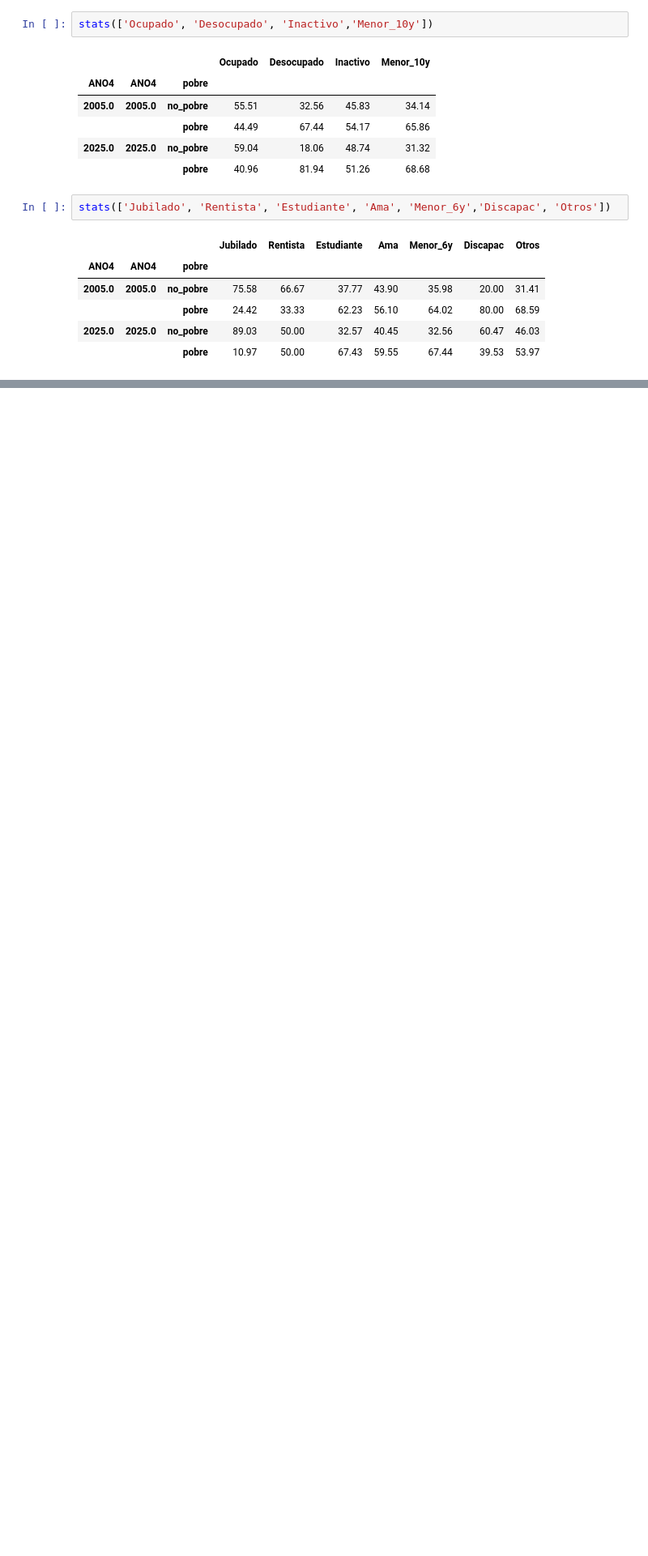
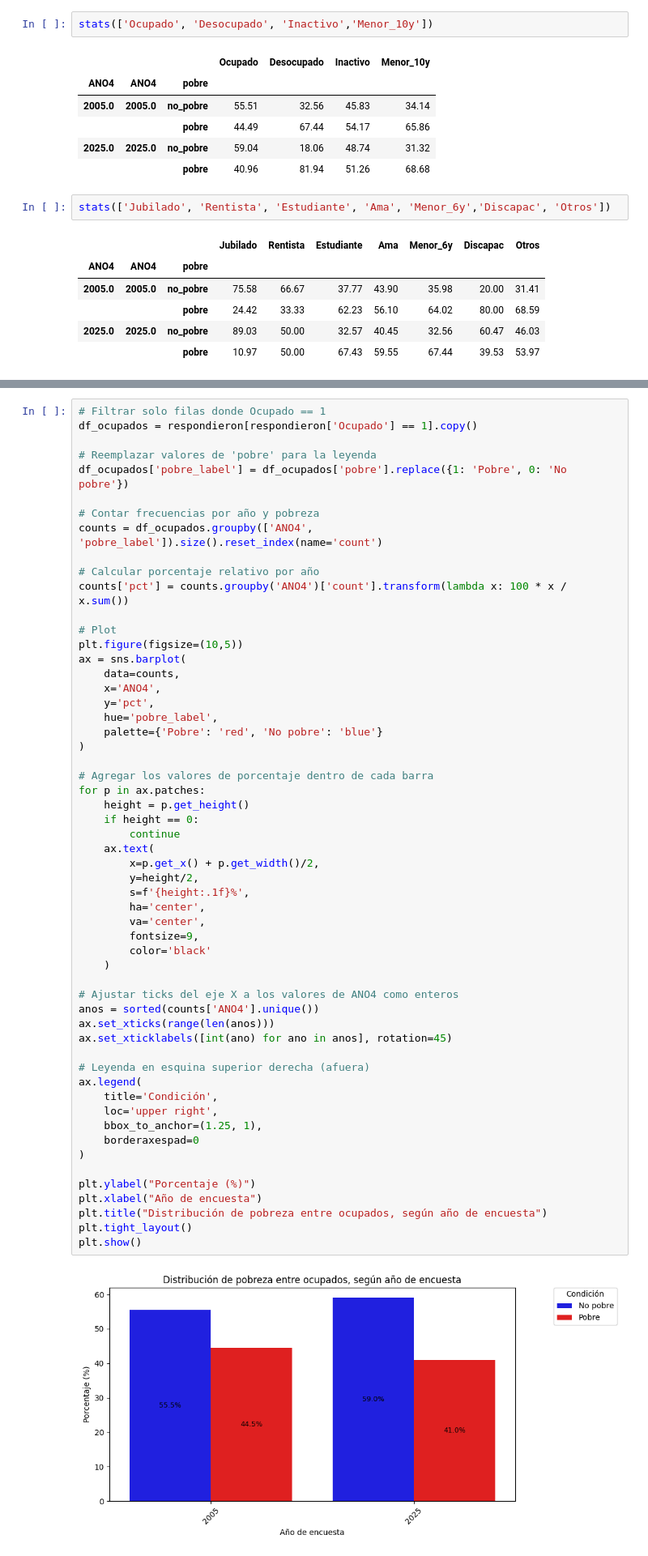
Before and after one commit to StefanoPistoia/Big-Data-Grupo-2, a Jupyter notebook: TP2/BigData_TP2_Grupo2.ipynb, the cells around one changed output, grey strips where cells are left out. Shown: that part at 81% size. Drawn from its saved outputs; the diff is of its cells as text; blank space fills up the shorter version.

```diff
--- a/TP2/BigData_TP2_Grupo2.ipynb
+++ b/TP2/BigData_TP2_Grupo2.ipynb
@@ -1216,0 +1387,58 @@ stats(['Jubilado', 'Rentista', 'Estudiante', 'Ama', 'Menor_6y','Discapac', 'Otro
+# %%
+# Filtrar solo filas donde Ocupado == 1
+df_ocupados = respondieron[respondieron['Ocupado'] == 1].copy()
+
+# Reemplazar valores de 'pobre' para la leyenda
+df_ocupados['pobre_label'] = df_ocupados['pobre'].replace({1: 'Pobre', 0: 'No pobre'})
+
+# Contar frecuencias por año y pobreza
+counts = df_ocupados.groupby(['ANO4', 'pobre_label']).size().reset_index(name='count')
+
+# Calcular porcentaje relativo por año
+counts['pct'] = counts.groupby('ANO4')['count'].transform(lambda x: 100 * x / x.sum())
+
+# Plot
+plt.figure(figsize=(10,5))
+ax = sns.barplot(
+    data=counts,
+    x='ANO4',
+    y='pct',
+    hue='pobre_label',
+    palette={'Pobre': 'red', 'No pobre': 'blue'}
+)
+
+# Agregar los valores de porcentaje dentro de cada barra
+for p in ax.patches:
+    height = p.get_height()
+    if height == 0:
+        continue
+    ax.text(
+        x=p.get_x() + p.get_width()/2,
+        y=height/2,
+        s=f'{height:.1f}%',
+        ha='center',
+        va='center',
+        fontsize=9,
+        color='black'
+    )
+
+# Ajustar ticks del eje X a los valores de ANO4 como enteros
+anos = sorted(counts['ANO4'].unique())
+ax.set_xticks(range(len(anos)))
+ax.set_xticklabels([int(ano) for ano in anos], rotation=45)
+
+# Leyenda en esquina superior derecha (afuera)
+ax.legend(
+    title='Condición',
+    loc='upper right',
+    bbox_to_anchor=(1.25, 1),
+    borderaxespad=0
+)
+
+plt.ylabel("Porcentaje (%)")
+plt.xlabel("Año de encuesta")
+plt.title("Distribución de pobreza entre ocupados, según año de encuesta")
+plt.tight_layout()
+plt.show()
+# %% [output]
+[figure, added]
```
Also changed, not shown: parts of 5 cells of this notebook.
